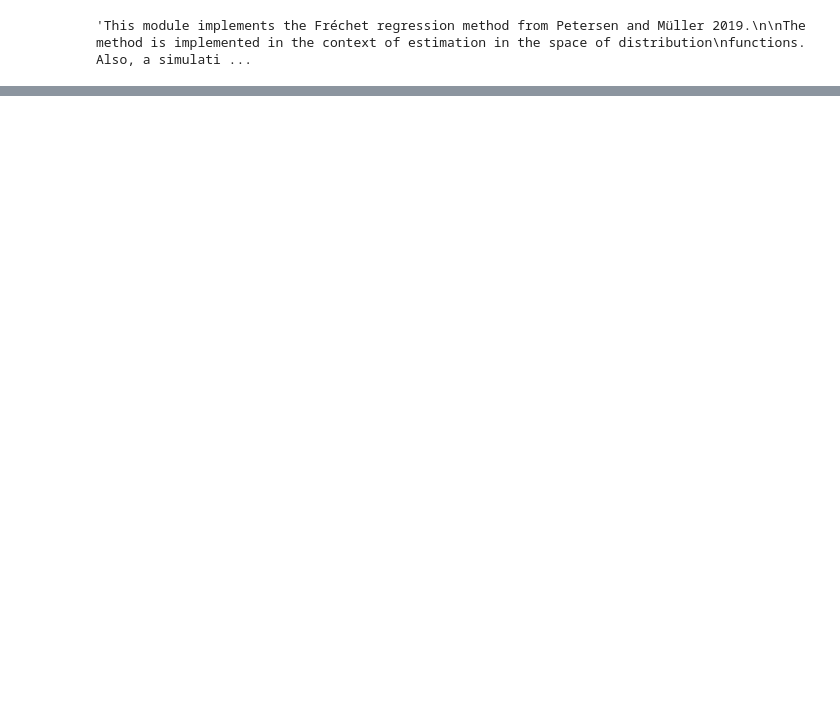
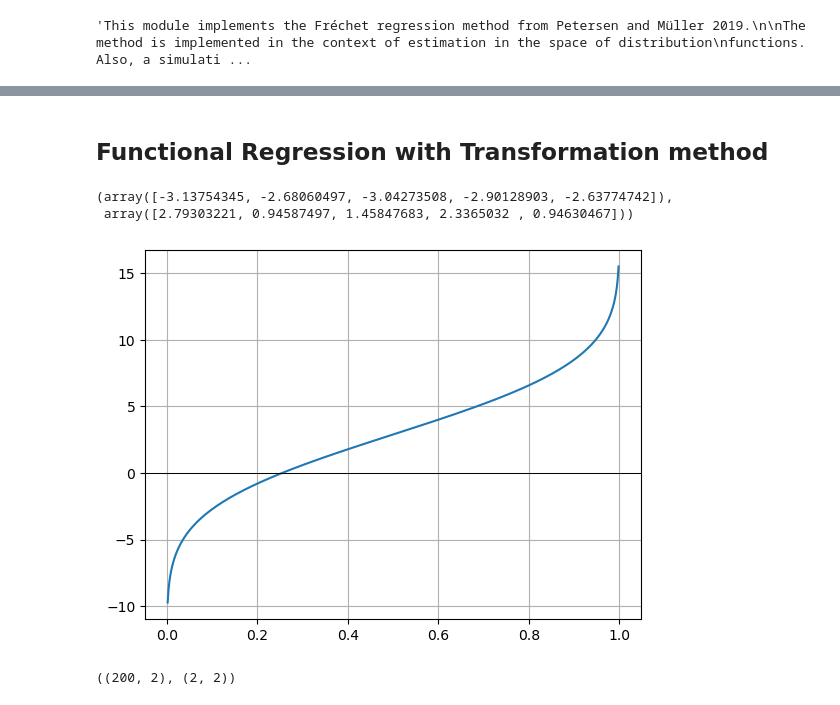
Before and after one commit to mirkimirk/thesis_frechet_fda, a Jupyter notebook: src/frechet_fda/simulation_and_frechet_method.ipynb, the cells around one changed output, grey strips where cells are left out. Saved outputs shown, nothing was run; the diff lists cells and outputs as text; code cells hidden in the pictures; blank space fills up the shorter version.

```diff
--- a/src/frechet_fda/simulation_and_frechet_method.ipynb
+++ b/src/frechet_fda/simulation_and_frechet_method.ipynb
@@ -156,0 +156,2 @@ plt.show()
+# %% [markdown]
+## Functional Regression with Transformation method
@@ -156,0 +163,9 @@ plt.show()
+# %%
+mus[:5], sigmas[:5]
+# %% [output]
+(array([-3.13754345, -2.68060497, -3.04273508, -2.90128903, -2.63774742]),
+ array([2.79303221, 0.94587497, 1.45847683, 2.3365032 , 0.94630467]))
+# %%
+qfs[199].drop_inf().differentiate().integrate().plot()
+# %% [output]
+[figure, added]
@@ -156,0 +175,5 @@ plt.show()
+# %%
+predictor_matrix = np.array((np.ones(len(predictor)), predictor)).transpose()
+predictor_matrix.shape, np.linalg.inv(predictor_matrix.transpose() @ predictor_matrix).shape
+# %% [output]
+((200, 2), (2, 2))
```
Also changed, not shown: parts of 22 cells of this notebook, 3 other files.
